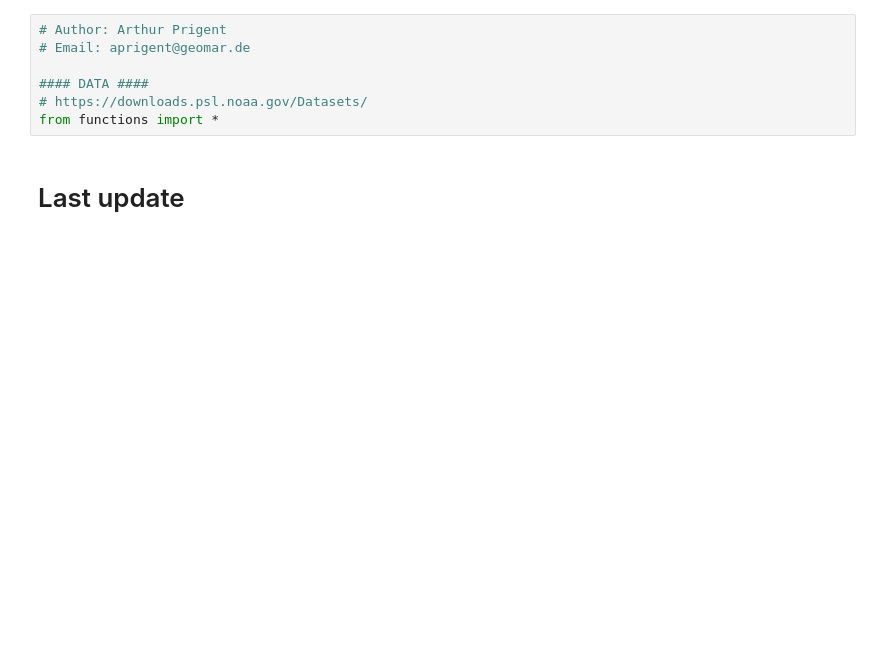
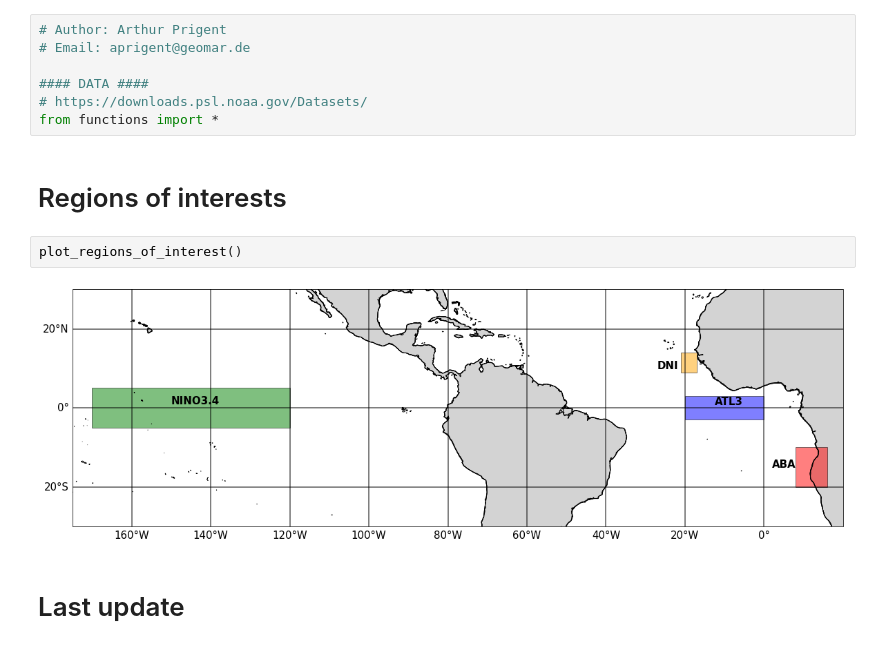
Before and after one commit to aprig/Auto_timeseries_ATL3_ABA, a Jupyter notebook: automatic_time_series_SST.ipynb, the cells around one changed output. Cells and saved outputs as stored; diff of their text form; blank space fills up the shorter version.

Commit message:
Add files via upload
Add Cartopy, and add map of the region of interests

```diff
--- a/automatic_time_series_SST.ipynb
+++ b/automatic_time_series_SST.ipynb
@@ -5,6 +5,12 @@
 #### DATA ####
 # https://downloads.psl.noaa.gov/Datasets/
 from functions import *
+# %% [markdown]
+# Regions of interests
+# %%
+plot_regions_of_interest()
+# %% [output]
+[figure, added]
 # %% [markdown]
 # Last update
 # %%
```
Also changed, not shown: parts of 1 cell of this notebook, 1 other file.
